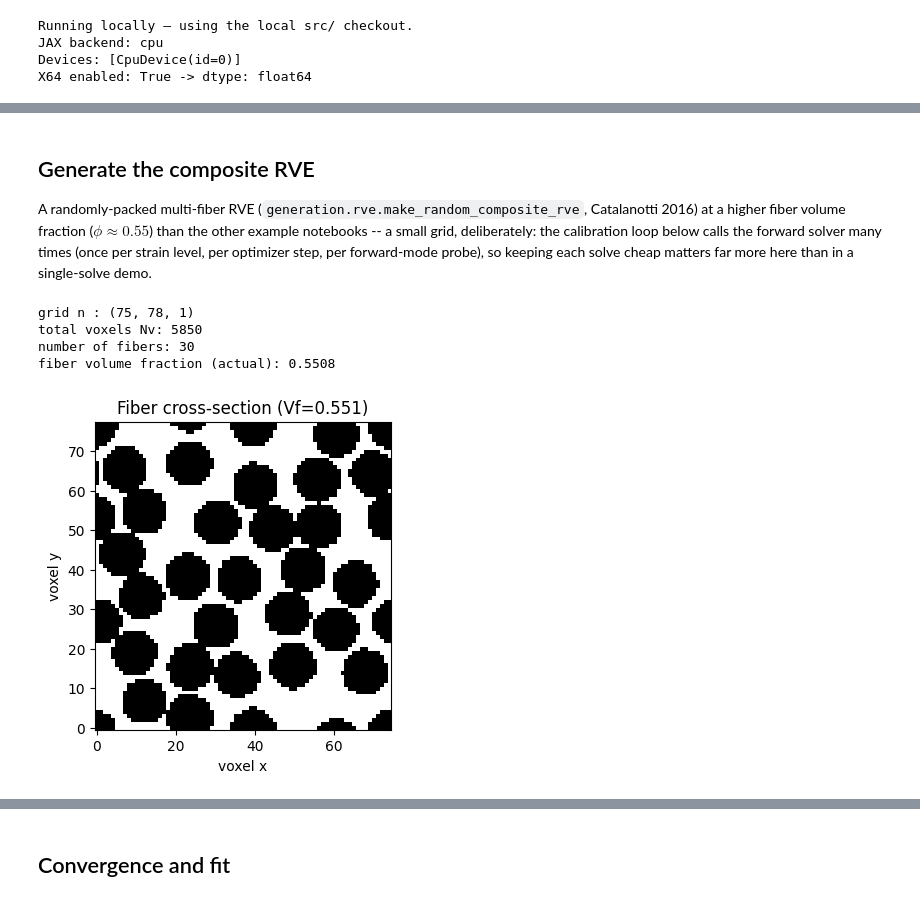
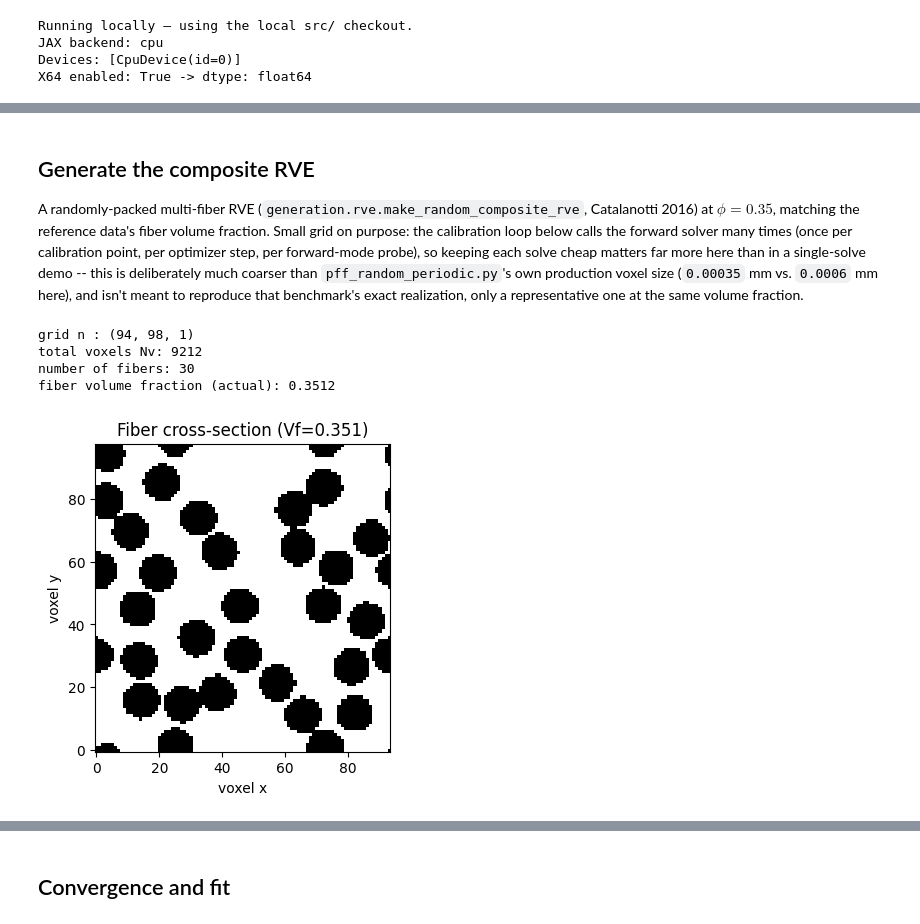
Before and after one commit to choROPeNt/FFTjax, a Jupyter notebook: notebooks/lin-elastic_inverse-calibration.ipynb, the cells around one changed output, grey strips where cells are left out. Cells and saved outputs as stored; diff of their text form; code cells hidden in the pictures.

```diff
--- a/notebooks/lin-elastic_inverse-calibration.ipynb
+++ b/notebooks/lin-elastic_inverse-calibration.ipynb
@@ -56,41 +164,42 @@ X64 enabled: True -> dtype: float64
 ## Generate the composite RVE
 
 A randomly-packed multi-fiber RVE (`generation.rve.make_random_composite_rve`, Catalanotti 2016)
-at a higher fiber volume fraction ($\phi \approx 0.55$) than the other example notebooks -- a
-small grid, deliberately: the calibration loop below calls the forward solver many times (once per
-strain level, per optimizer step, per forward-mode probe), so keeping each solve cheap matters far
-more here than in a single-solve demo.
+at $\phi = 0.35$, matching the reference data's fiber volume fraction. Small grid on purpose: the
+calibration loop below calls the forward solver many times (once per calibration point, per
+optimizer step, per forward-mode probe), so keeping each solve cheap matters far more here than in
+a single-solve demo -- this is deliberately much coarser than `pff_random_periodic.py`'s own
+production voxel size (`0.00035` mm vs. `0.0006` mm here), and isn't meant to reproduce that
+benchmark's exact realization, only a representative one at the same volume fraction.
 # %%
 from generation.rve import make_random_composite_rve
 
-phi       = 0.55      # target fiber volume fraction
-r_fiber   = 0.0035     # fiber radius [mm]
-dx        = 0.0006     # voxel size [mm]
-size_in_r = 10          # domain side length = 10 * r_fiber -- small on purpose, see above
+phi       = 0.35       # fiber volume fraction -- matches the reference data
+r_fiber   = 0.0035      # fiber radius [mm]
+dx        = 0.0006      # voxel size [mm]
+size_in_r = 10           # domain side length = 10 * r_fiber -- small on purpose, see above
 seed      = 67
 
 phase_np, n, L, phi_act, centres = make_random_composite_rve(
     phi=phi, r_fiber=r_fiber, dx=dx, size_in_r=size_in_r, nz=1, K=15, seed=seed,
 )
 Nv = int(np.prod(n))
-dx_vox = tuple(Li / ni for Li, ni in zip(L, n))
 phase = jnp.array(phase_np.reshape(-1))   # 0 = matrix, 1 = fiber
 
 print("grid n :", n)
 print("total voxels Nv:", Nv)
 print("number of fibers:", len(centres))
 print("fiber volume fraction (actual):", f"{phi_act:.4f}")
 
 fig, ax = plt.subplots(figsize=(4, 4))
 ax.imshow(phase_np[:, :, 0].T, origin="lower", cmap="gray_r")
 ax.set_title(f"Fiber cross-section (Vf={phi_act:.3f})")
 ax.set_xlabel("voxel x")
 ax.set_ylabel("voxel y")
 ax.set_aspect("equal")
 plt.show()
 # %% [output]
-grid n : (75, 78, 1)
-total voxels Nv: 5850
+grid n : (94, 98, 1)
+total voxels Nv: 9212
 number of fibers: 30
-fiber volume fraction (actual): 0.5508
+fiber volume fraction (actual): 0.3512
-[figure, old version]
+[figure, new version]
```
Also changed, not shown: parts of 26 cells of this notebook.
